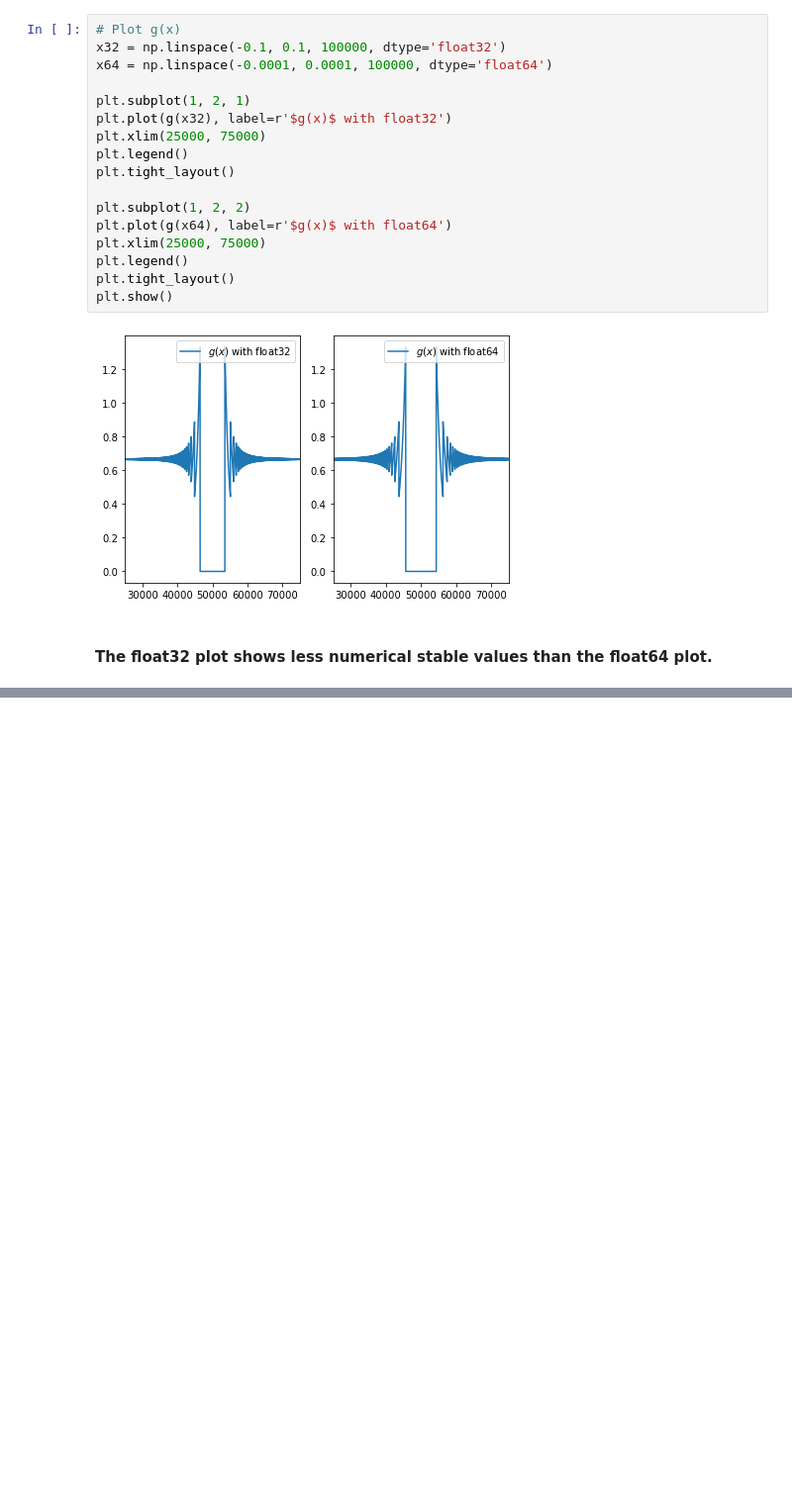
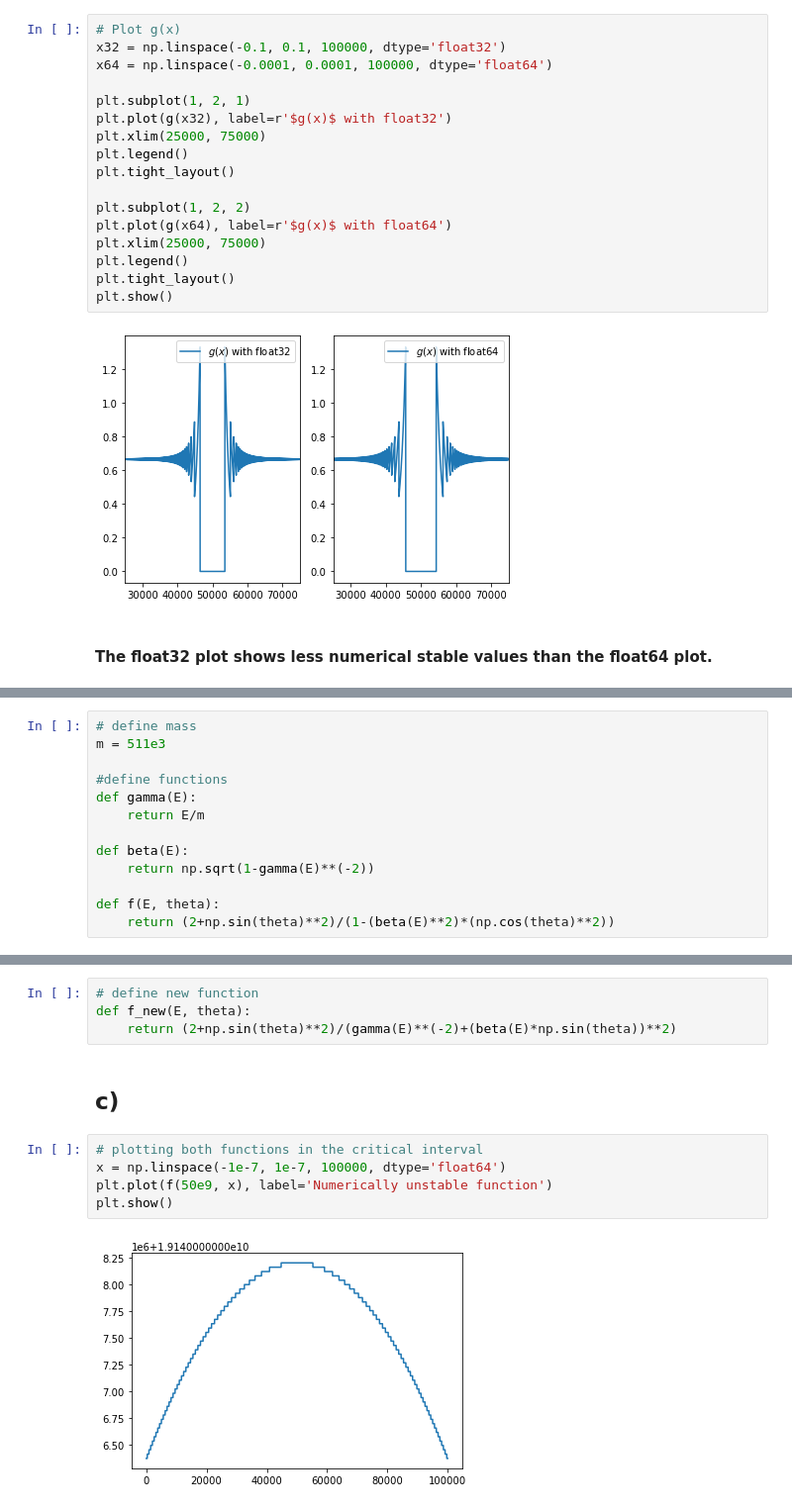
Before and after one commit to joeyko2706/SMD23, a Jupyter notebook: Blatt01/Exercise1.ipynb, the cells around one changed output, grey strips where cells are left out. Shown: that part at 99% size. Drawn from its saved outputs; the diff is of its cells as text; blank space fills up the shorter version.

```diff
--- a/Blatt01/Exercise1.ipynb
+++ b/Blatt01/Exercise1.ipynb
@@ -142,0 +148,13 @@ plt.show()
+# %%
+# define mass
+m = 511e3
+
+#define functions
+def gamma(E):
+    return E/m
+
+def beta(E):
+    return np.sqrt(1-gamma(E)**(-2))
+
+def f(E, theta):
+    return (2+np.sin(theta)**2)/(1-(beta(E)**2)*(np.cos(theta)**2))
@@ -142,0 +166,13 @@ plt.show()
+# %%
+# define new function
+def f_new(E, theta):
+    return (2+np.sin(theta)**2)/(gamma(E)**(-2)+(beta(E)*np.sin(theta))**2)
+# %% [markdown]
+## c)
+# %%
+# plotting both functions in the critical interval
+x = np.linspace(-1e-7, 1e-7, 100000, dtype='float64')
+plt.plot(f(50e9, x), label='Numerically unstable function')
+plt.show()
+# %% [output]
+[figure, added]
```
Also changed, not shown: parts of 3 cells of this notebook.
